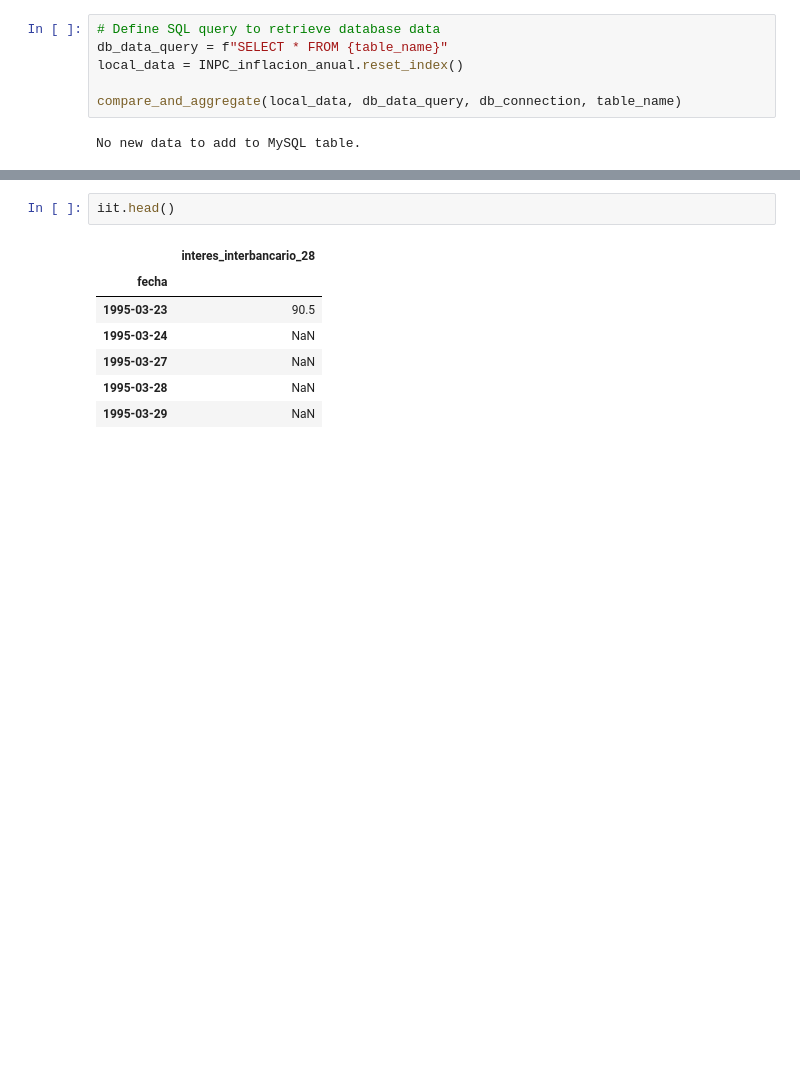
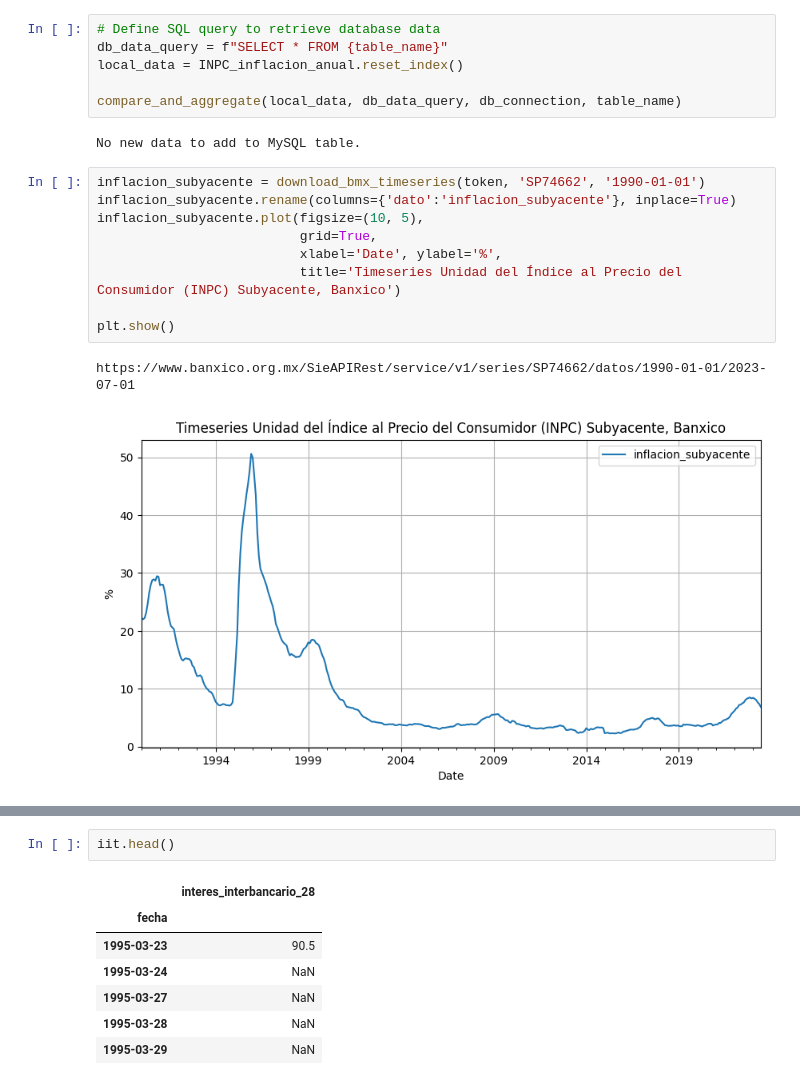
Before and after one commit to EliasCA93/Mexican_BI, a Jupyter notebook: Data_gathering.ipynb, the cells around one changed output, grey strips where cells are left out. Drawn from its saved outputs; the diff is of its cells as text; blank space fills up the shorter version.

```diff
--- a/Data_gathering.ipynb
+++ b/Data_gathering.ipynb
@@ -348,3 +348,15 @@ local_data = INPC_inflacion_anual.reset_index()
 compare_and_aggregate(local_data, db_data_query, db_connection, table_name)
 # %% [output]
 No new data to add to MySQL table.
+# %%
+inflacion_subyacente = download_bmx_timeseries(token, 'SP74662', '1990-01-01')
+inflacion_subyacente.rename(columns={'dato':'inflacion_subyacente'}, inplace=True)
+inflacion_subyacente.plot(figsize=(10, 5),
+                          grid=True,
+                          xlabel='Date', ylabel='%',
+                          title='Timeseries Unidad del Índice al Precio del Consumidor (INPC) Subyacente, Banxico')
+
+plt.show()
+# %% [output]
+https://www.banxico.org.mx/SieAPIRest/service/v1/series/SP74662/datos/1990-01-01/2023-07-01
+[figure, added]
```
Also changed, not shown: parts of 27 cells of this notebook.
